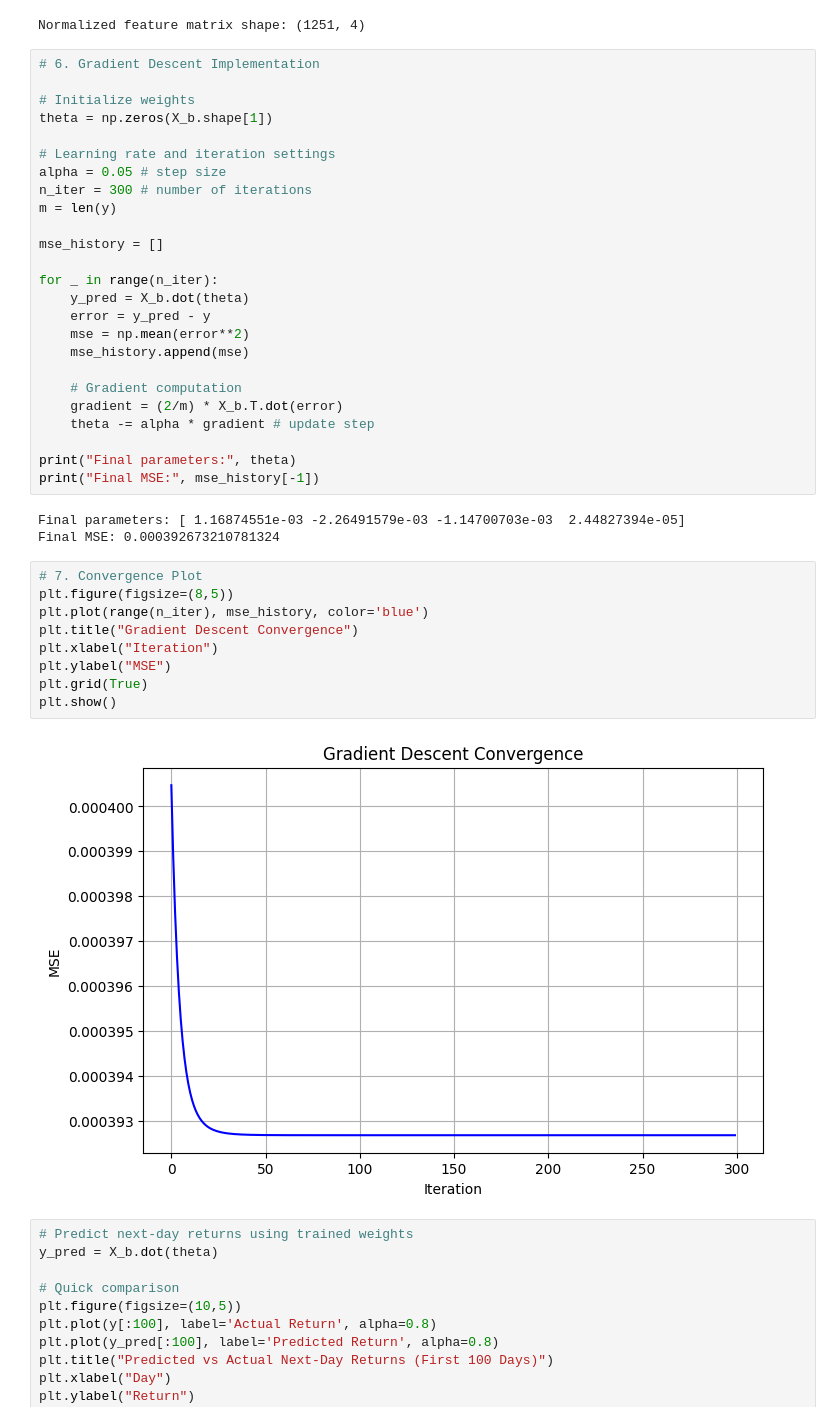
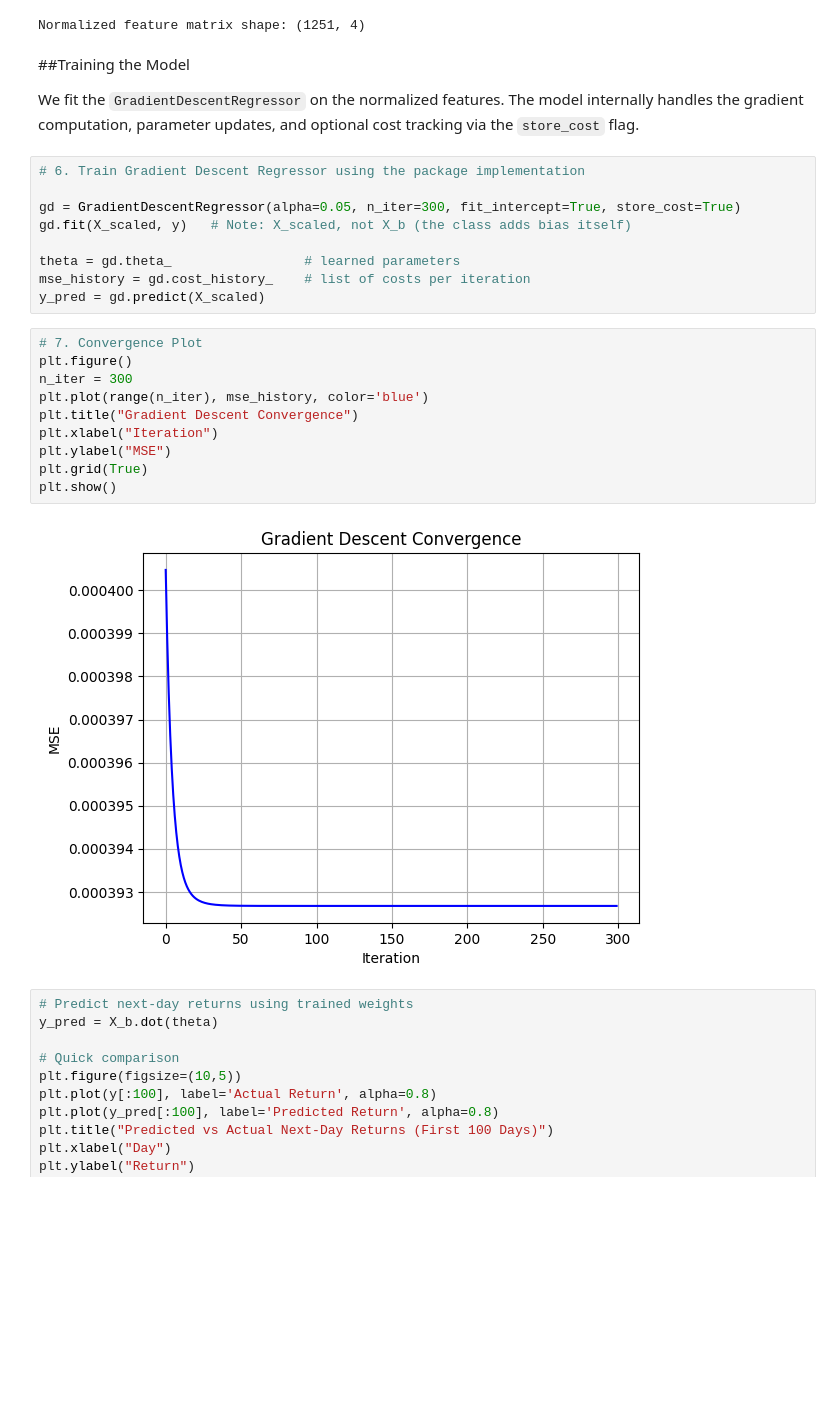
Before and after one commit to maddywhelley/Whelley-CMOR-438, a Jupyter notebook: notebooks/supervised-learning/gradient_descent.ipynb, the cells around one changed output. Cells and saved outputs as stored; diff of their text form; blank space fills up the shorter version.

```diff
--- a/Supervised-Learning/Gradient_Descent/gradient_descent.ipynb
+++ b/notebooks/supervised-learning/gradient_descent.ipynb
@@ -134,45 +130,32 @@ X_b = np.c_[np.ones((X_scaled.shape[0], 1)), X_scaled]  # shape (N, 4)
 print("Normalized feature matrix shape:", X_b.shape)
 # %% [output]
 Normalized feature matrix shape: (1251, 4)
+# %% [markdown]
+##Training the Model
+
+We fit the `GradientDescentRegressor` on the normalized features.
+The model internally handles the gradient computation, parameter updates, and optional cost tracking via the `store_cost` flag.
 # %%
-# 6. Gradient Descent Implementation
+# 6. Train Gradient Descent Regressor using the package implementation
 
-# Initialize weights
-theta = np.zeros(X_b.shape[1])
+gd = GradientDescentRegressor(alpha=0.05, n_iter=300, fit_intercept=True, store_cost=True)
+gd.fit(X_scaled, y)   # Note: X_scaled, not X_b (the class adds bias itself)
 
-# Learning rate and iteration settings
-alpha = 0.05 # step size
-n_iter = 300 # number of iterations
-m = len(y)
-
-mse_history = []
-
-for _ in range(n_iter):
-    y_pred = X_b.dot(theta)
-    error = y_pred - y
-    mse = np.mean(error**2)
-    mse_history.append(mse)
-
-    # Gradient computation
-    gradient = (2/m) * X_b.T.dot(error)
-    theta -= alpha * gradient # update step
-
-print("Final parameters:", theta)
-print("Final MSE:", mse_history[-1])
+theta = gd.theta_                 # learned parameters
+mse_history = gd.cost_history_    # list of costs per iteration
+y_pred = gd.predict(X_scaled)
-# %% [output]
-Final parameters: [ 1.16874551e-03 -2.26491579e-03 -1.14700703e-03  2.44827394e-05]
-Final MSE: 0.000392673210781324
 # %%
 # 7. Convergence Plot
-plt.figure(figsize=(8,5))
+plt.figure()
+n_iter = 300
 plt.plot(range(n_iter), mse_history, color='blue')
 plt.title("Gradient Descent Convergence")
 plt.xlabel("Iteration")
 plt.ylabel("MSE")
 plt.grid(True)
 plt.show()
 # %% [output]
-[figure, old version]
+[figure, new version]
 # %%
 # Predict next-day returns using trained weights
 y_pred = X_b.dot(theta)
```
Also changed, not shown: parts of 9 cells of this notebook, 23 other files.
